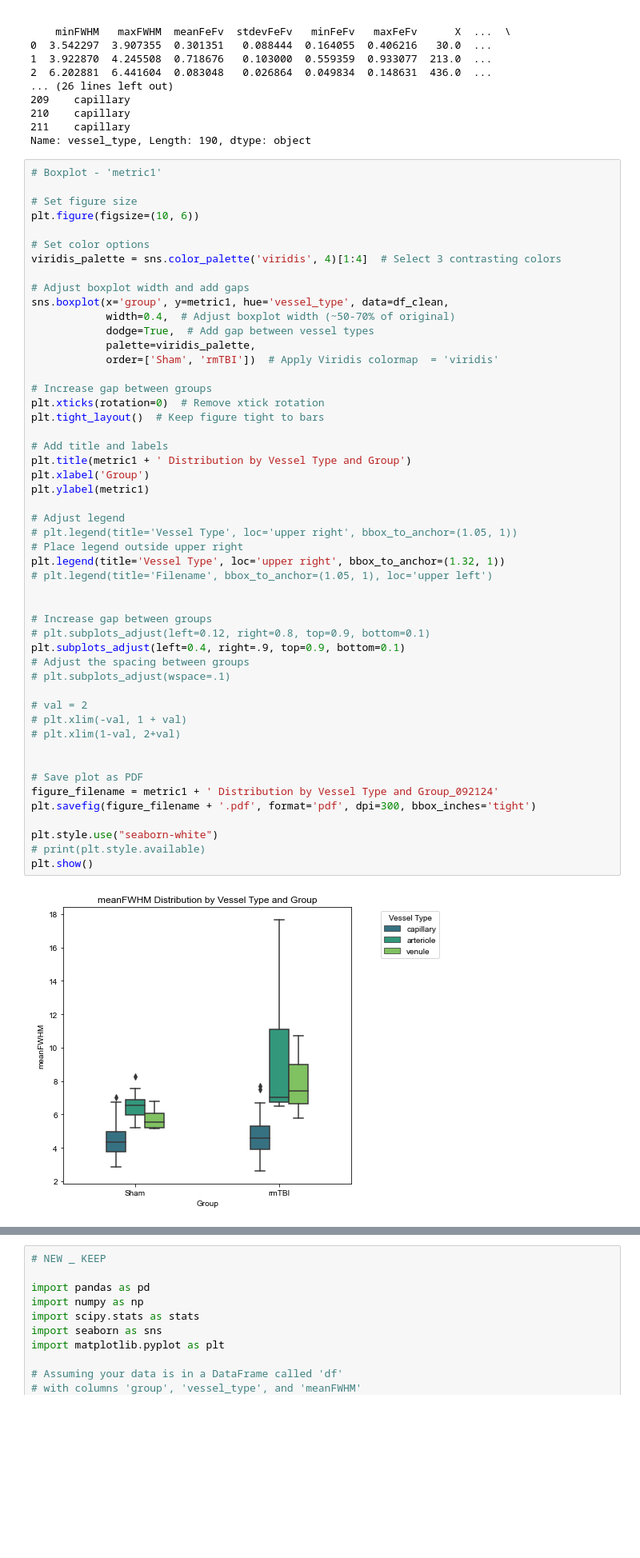
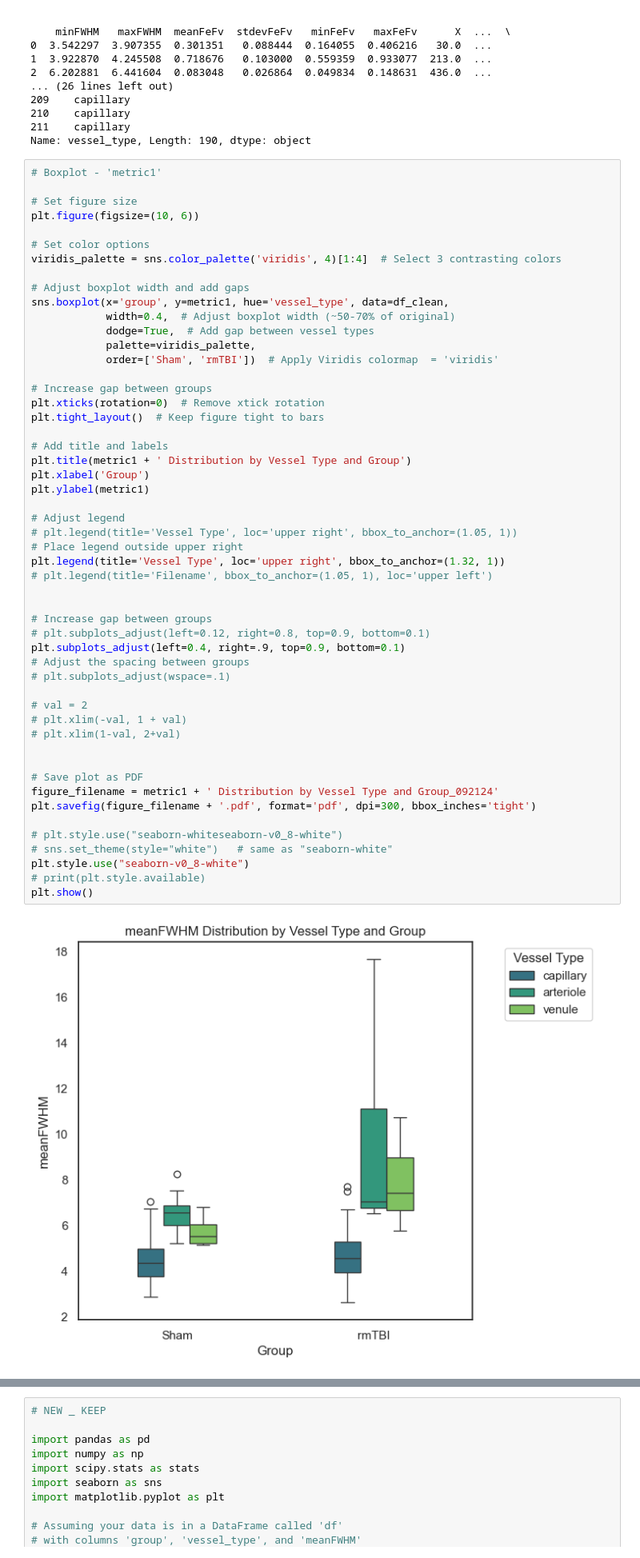
Before and after one commit to ufcolemanlab/NMCoop_Shared, a Jupyter notebook: #Pizzi/notebooks/vessel_analysis_boxPlots_vesselType_tidy.ipynb, the cells around one changed output, grey strips where cells are left out. Shown at 80% size. Saved outputs shown, nothing was run; the diff lists cells and outputs as text; blank space fills up the shorter version.

```diff
--- a/#Pizzi/notebooks/vessel_analysis_boxPlots_vesselType_tidy.ipynb
+++ b/#Pizzi/notebooks/vessel_analysis_boxPlots_vesselType_tidy.ipynb
@@ -136,35 +136,37 @@ plt.tight_layout()  # Keep figure tight to bars
 # Add title and labels
 plt.title(metric1 + ' Distribution by Vessel Type and Group')
 plt.xlabel('Group')
 plt.ylabel(metric1)
 
 # Adjust legend
 # plt.legend(title='Vessel Type', loc='upper right', bbox_to_anchor=(1.05, 1))
 # Place legend outside upper right
 plt.legend(title='Vessel Type', loc='upper right', bbox_to_anchor=(1.32, 1))
 # plt.legend(title='Filename', bbox_to_anchor=(1.05, 1), loc='upper left')
 
 
 # Increase gap between groups
 # plt.subplots_adjust(left=0.12, right=0.8, top=0.9, bottom=0.1)
 plt.subplots_adjust(left=0.4, right=.9, top=0.9, bottom=0.1)
 # Adjust the spacing between groups
 # plt.subplots_adjust(wspace=.1)
 
 # val = 2
 # plt.xlim(-val, 1 + val)
 # plt.xlim(1-val, 2+val)
 
 
 # Save plot as PDF
 figure_filename = metric1 + ' Distribution by Vessel Type and Group_092124'
 plt.savefig(figure_filename + '.pdf', format='pdf', dpi=300, bbox_inches='tight')
 
-plt.style.use("seaborn-white")
+# plt.style.use("seaborn-whiteseaborn-v0_8-white")
+# sns.set_theme(style="white")   # same as "seaborn-white"
+plt.style.use("seaborn-v0_8-white")
 # print(plt.style.available)
 plt.show()
 # %% [output]
-[figure, old version]
+[figure, new version]
 # %%
 # Boxplot - 'metric2'
 
```
Also changed, not shown: parts of 6 cells of this notebook, 16 other files.
